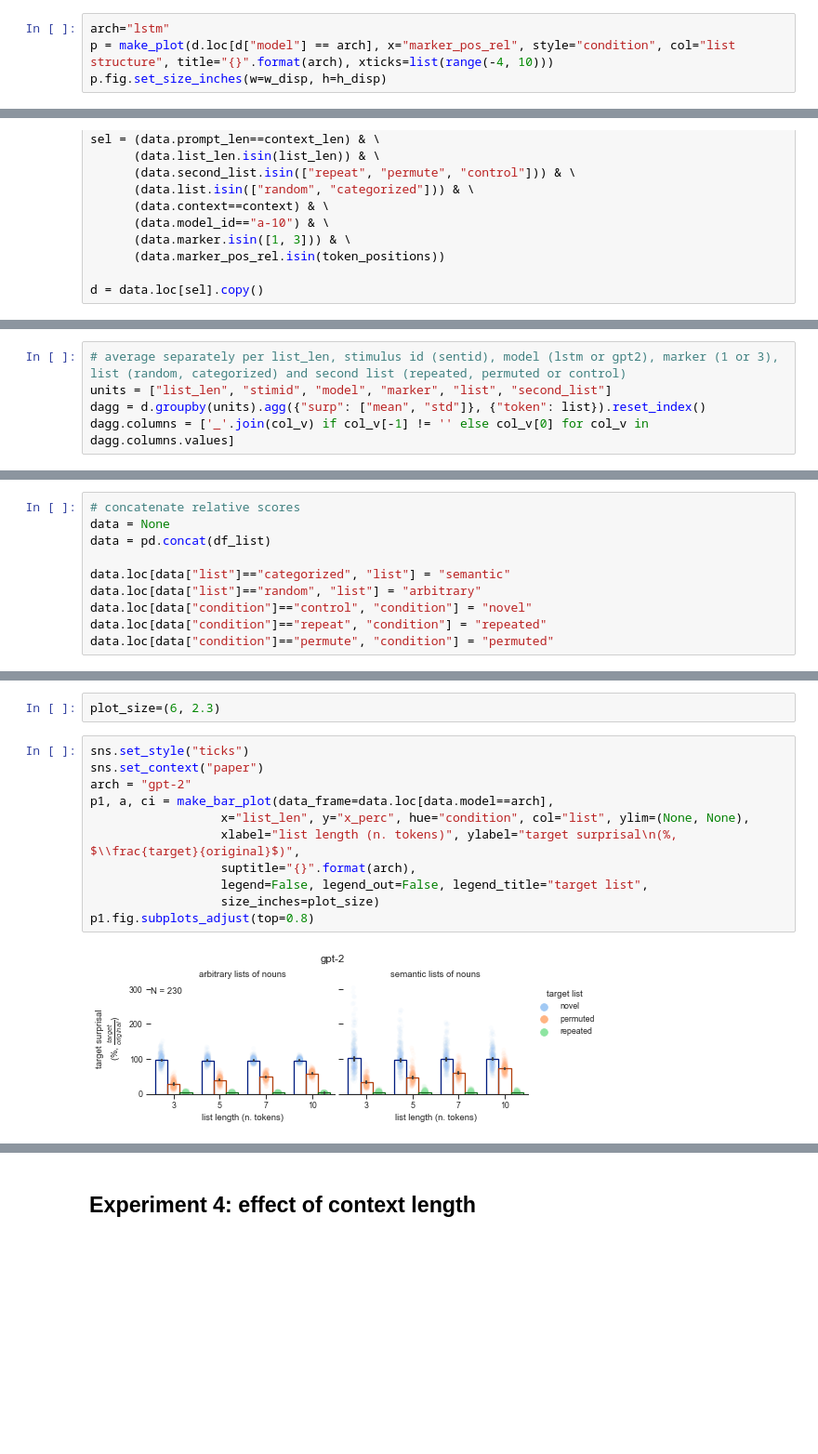
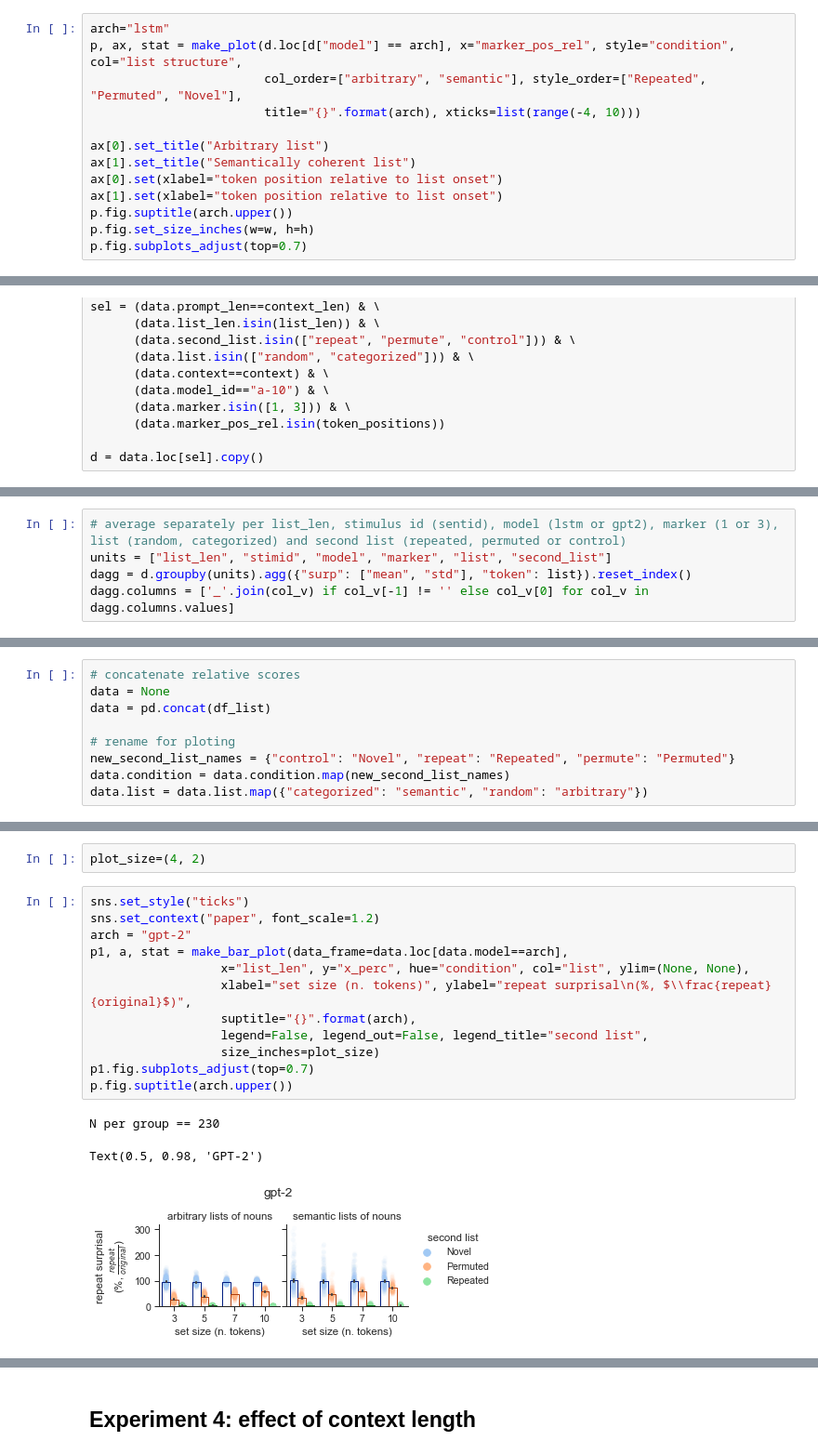
Before and after one commit to KristijanArmeni/verbatim-memory-in-NLMs, a Jupyter notebook: notebooks/manuscript_figures.ipynb, the cells around one changed output, grey strips where cells are left out. Shown at 93% size. Cells and saved outputs as stored; diff of their text form; blank space fills up the shorter version.

```diff
--- a/notebooks/manuscript_figures.ipynb
+++ b/notebooks/manuscript_figures.ipynb
@@ -249,5 +527,14 @@ if savefigs:
 # %%
 arch="lstm"
-p = make_plot(d.loc[d["model"] == arch], x="marker_pos_rel", style="condition", col="list structure", title="{}".format(arch), xticks=list(range(-4, 10)))
-p.fig.set_size_inches(w=w_disp, h=h_disp)
+p, ax, stat = make_plot(d.loc[d["model"] == arch], x="marker_pos_rel", style="condition", col="list structure",
+                        col_order=["arbitrary", "semantic"], style_order=["Repeated", "Permuted", "Novel"],
+                        title="{}".format(arch), xticks=list(range(-4, 10)))
+
+ax[0].set_title("Arbitrary list")
+ax[1].set_title("Semantically coherent list")
+ax[0].set(xlabel="token position relative to list onset")
+ax[1].set(xlabel="token position relative to list onset")
+p.fig.suptitle(arch.upper())
+p.fig.set_size_inches(w=w, h=h)
+p.fig.subplots_adjust(top=0.7)
 # %% [output]
@@ -392,6 +637,6 @@ d = data.loc[sel].copy()
 # %%
 # average separately per list_len, stimulus id (sentid), model (lstm or gpt2), marker (1 or 3), list (random, categorized) and second list (repeated, permuted or control)
 units = ["list_len", "stimid", "model", "marker", "list", "second_list"]
-dagg = d.groupby(units).agg({"surp": ["mean", "std"]}, {"token": list}).reset_index()
+dagg = d.groupby(units).agg({"surp": ["mean", "std"], "token": list}).reset_index()
 dagg.columns = ['_'.join(col_v) if col_v[-1] != '' else col_v[0] for col_v in dagg.columns.values]
 # %% [markdown]
@@ -433,8 +677,7 @@ for model in ["gpt-2", "lstm"]:
 data = None
 data = pd.concat(df_list)
 
-data.loc[data["list"]=="categorized", "list"] = "semantic"
-data.loc[data["list"]=="random", "list"] = "arbitrary"
-data.loc[data["condition"]=="control", "condition"] = "novel"
-data.loc[data["condition"]=="repeat", "condition"] = "repeated"
-data.loc[data["condition"]=="permute", "condition"] = "permuted"
+# rename for ploting
+new_second_list_names = {"control": "Novel", "repeat": "Repeated", "permute": "Permuted"}
+data.condition = data.condition.map(new_second_list_names)
+data.list = data.list.map({"categorized": "semantic", "random": "arbitrary"})
@@ -441,15 +686,18 @@ data.loc[data["condition"]=="permute", "condition"] = "permuted"
 # %%
-plot_size=(6, 2.3)
+plot_size=(4, 2)
 # %%
 sns.set_style("ticks")
-sns.set_context("paper")
+sns.set_context("paper", font_scale=1.2)
 arch = "gpt-2"
-p1, a, ci = make_bar_plot(data_frame=data.loc[data.model==arch],
+p1, a, stat = make_bar_plot(data_frame=data.loc[data.model==arch],
                   x="list_len", y="x_perc", hue="condition", col="list", ylim=(None, None),
-                  xlabel="list length (n. tokens)", ylabel="target surprisal\n(%, $\\frac{target}{original}$)",
+                  xlabel="set size (n. tokens)", ylabel="repeat surprisal\n(%, $\\frac{repeat}{original}$)",
                   suptitle="{}".format(arch),
-                  legend=False, legend_out=False, legend_title="target list",
+                  legend=False, legend_out=False, legend_title="second list",
                   size_inches=plot_size)
-p1.fig.subplots_adjust(top=0.8)
+p1.fig.subplots_adjust(top=0.7)
+p.fig.suptitle(arch.upper())
 # %% [output]
+N per group == 230
+Text(0.5, 0.98, 'GPT-2')
-[figure, old version]
+[figure, new version]
```
Also changed, not shown: parts of 208 cells of this notebook.
